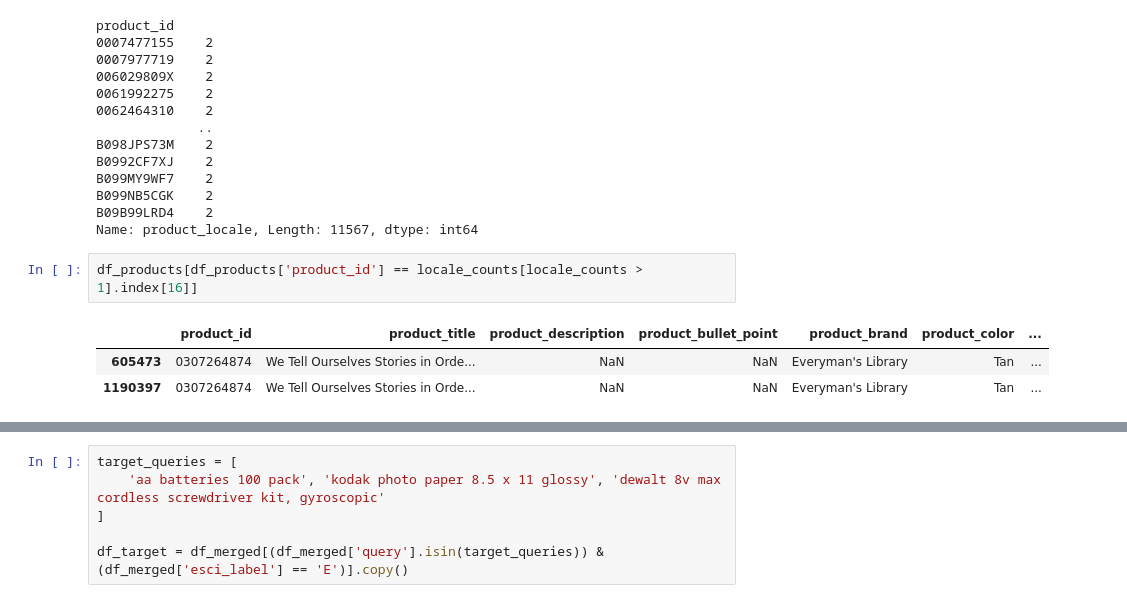
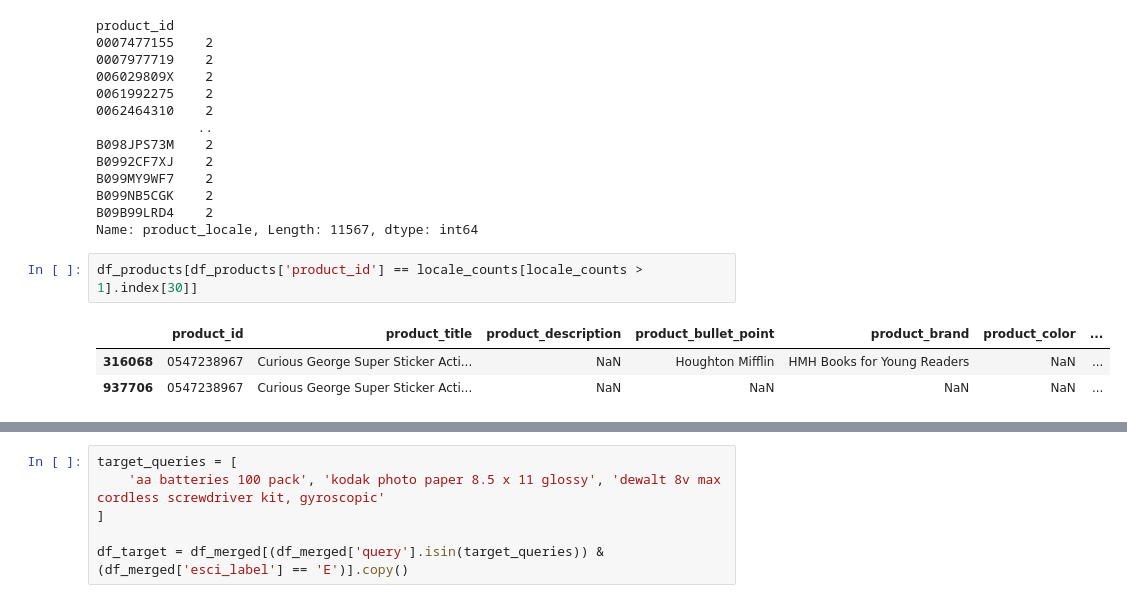
Before and after one commit to eashanchawla/ESCI-data-verficaition, a Jupyter notebook: notebooks/00_first_pass_audit.ipynb, the cells around one changed output, grey strips where cells are left out. Saved outputs shown, nothing was run; the diff lists cells and outputs as text.

```diff
--- a/notebooks/00_first_pass_audit.ipynb
+++ b/notebooks/00_first_pass_audit.ipynb
@@ -94,8 +127,8 @@ B099NB5CGK    2
 B09B99LRD4    2
 Name: product_locale, Length: 11567, dtype: int64
 # %%
-df_products[df_products['product_id'] == locale_counts[locale_counts > 1].index[16]]
+df_products[df_products['product_id'] == locale_counts[locale_counts > 1].index[30]]
 # %% [output]
 |  | product_id | product_title | product_description | product_bullet_point | product_brand | product_color | ... |
-| 605473 | 0307264874 | We Tell Ourselves Stories in Orde... | NaN | NaN | Everyman's Library | Tan | ... |
-| 1190397 | 0307264874 | We Tell Ourselves Stories in Orde... | NaN | NaN | Everyman's Library | Tan | ... |
+| 316068 | 0547238967 | Curious George Super Sticker Acti... | NaN | Houghton Mifflin | HMH Books for Young Readers | NaN | ... |
+| 937706 | 0547238967 | Curious George Super Sticker Acti... | NaN | NaN | NaN | NaN | ... |
```
Also changed, not shown: parts of 10 cells of this notebook, 9 other files.
